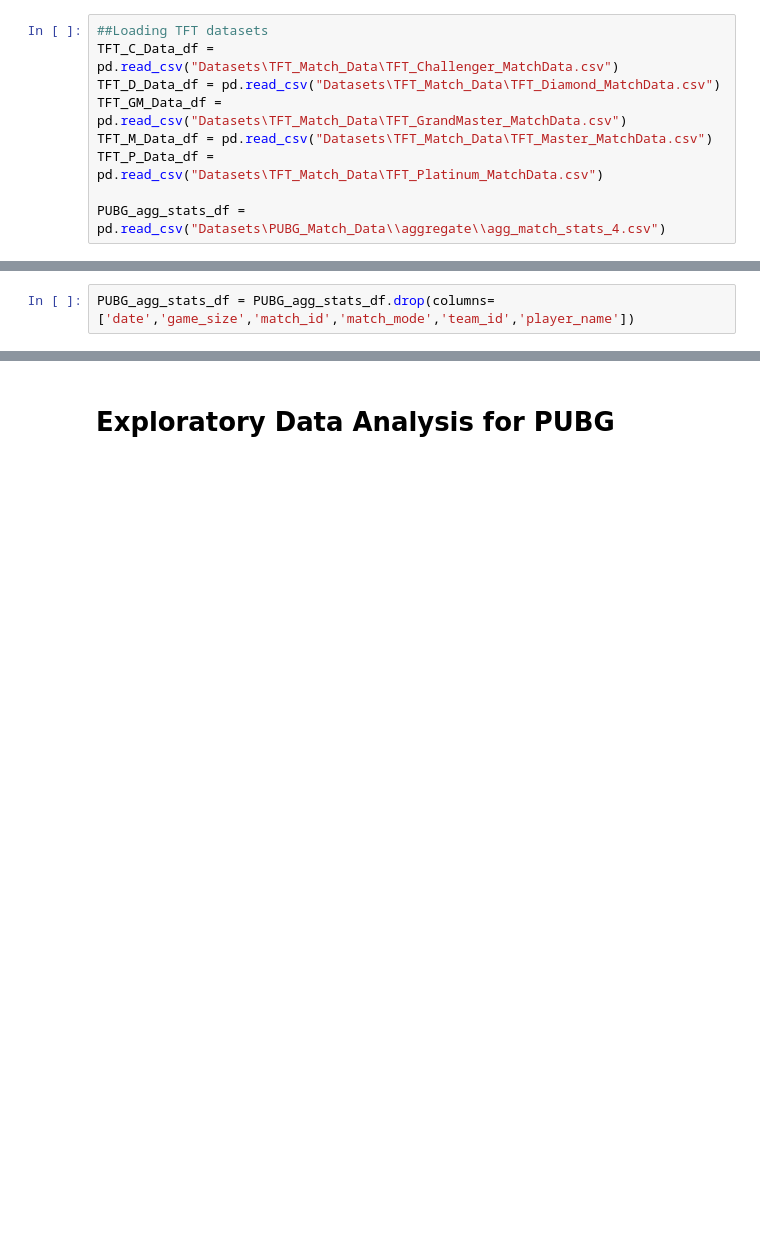
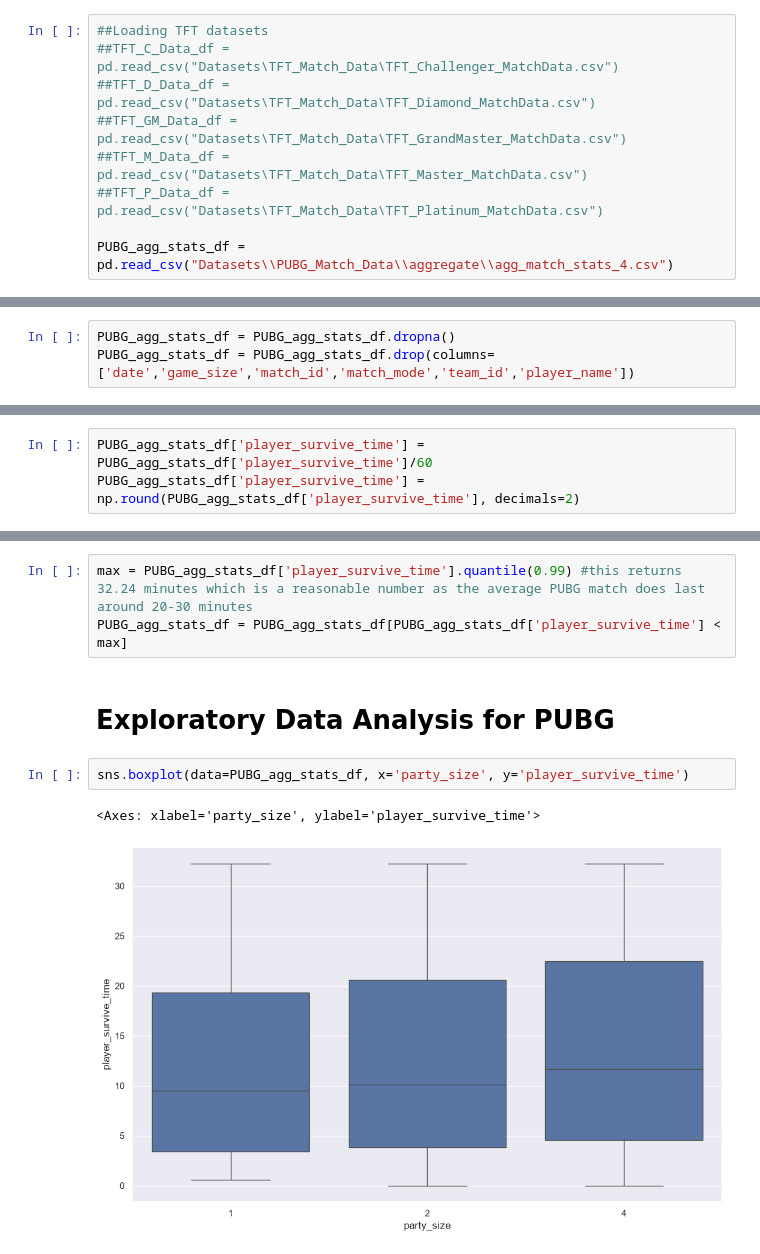
Before and after one commit to Shoofy32/CSMODEL, a Jupyter notebook: CSMODEL.ipynb, the cells around one changed output, grey strips where cells are left out. Cells and saved outputs as stored; diff of their text form; blank space fills up the shorter version.

```diff
--- a/CSMODEL.ipynb
+++ b/CSMODEL.ipynb
@@ -8,13 +10,13 @@ import numpy as np
 Add more datasets as needed
 # %%
 ##Loading TFT datasets
-TFT_C_Data_df = pd.read_csv("Datasets\TFT_Match_Data\TFT_Challenger_MatchData.csv")
-TFT_D_Data_df = pd.read_csv("Datasets\TFT_Match_Data\TFT_Diamond_MatchData.csv")
-TFT_GM_Data_df = pd.read_csv("Datasets\TFT_Match_Data\TFT_GrandMaster_MatchData.csv")
-TFT_M_Data_df = pd.read_csv("Datasets\TFT_Match_Data\TFT_Master_MatchData.csv")
-TFT_P_Data_df = pd.read_csv("Datasets\TFT_Match_Data\TFT_Platinum_MatchData.csv")
+##TFT_C_Data_df = pd.read_csv("Datasets\TFT_Match_Data\TFT_Challenger_MatchData.csv")
+##TFT_D_Data_df = pd.read_csv("Datasets\TFT_Match_Data\TFT_Diamond_MatchData.csv")
+##TFT_GM_Data_df = pd.read_csv("Datasets\TFT_Match_Data\TFT_GrandMaster_MatchData.csv")
+##TFT_M_Data_df = pd.read_csv("Datasets\TFT_Match_Data\TFT_Master_MatchData.csv")
+##TFT_P_Data_df = pd.read_csv("Datasets\TFT_Match_Data\TFT_Platinum_MatchData.csv")
 
-PUBG_agg_stats_df = pd.read_csv("Datasets\PUBG_Match_Data\\aggregate\\agg_match_stats_4.csv")
+PUBG_agg_stats_df = pd.read_csv("Datasets\\PUBG_Match_Data\\aggregate\\agg_match_stats_4.csv")
 # %% [markdown]
 # Data Preprocessing for TFT
 # %%
@@ -28,2 +35,3 @@ TFT_P_Data_df = TFT_P_Data_df.drop(columns=['gameId','gameDuration'])
 # %%
+PUBG_agg_stats_df = PUBG_agg_stats_df.dropna()
 PUBG_agg_stats_df = PUBG_agg_stats_df.drop(columns=['date','game_size','match_id','match_mode','team_id','player_name'])
@@ -29,0 +40,3 @@ PUBG_agg_stats_df = PUBG_agg_stats_df.drop(columns=['date','game_size','match_id
+# %%
+PUBG_agg_stats_df['player_survive_time'] = PUBG_agg_stats_df['player_survive_time']/60
+PUBG_agg_stats_df['player_survive_time'] = np.round(PUBG_agg_stats_df['player_survive_time'], decimals=2)
@@ -30,2 +61,10 @@ PUBG_agg_stats_df = PUBG_agg_stats_df.drop(columns=['date','game_size','match_id
+# %%
+max = PUBG_agg_stats_df['player_survive_time'].quantile(0.99) #this returns 32.24 minutes which is a reasonable number as the average PUBG match does last around 20-30 minutes
+PUBG_agg_stats_df = PUBG_agg_stats_df[PUBG_agg_stats_df['player_survive_time'] < max]
 # %% [markdown]
 # Exploratory Data Analysis for PUBG
+# %%
+sns.boxplot(data=PUBG_agg_stats_df, x='party_size', y='player_survive_time')
+# %% [output]
+<Axes: xlabel='party_size', ylabel='player_survive_time'>
+[figure, added]
```
Also changed, not shown: parts of 8 cells of this notebook.
